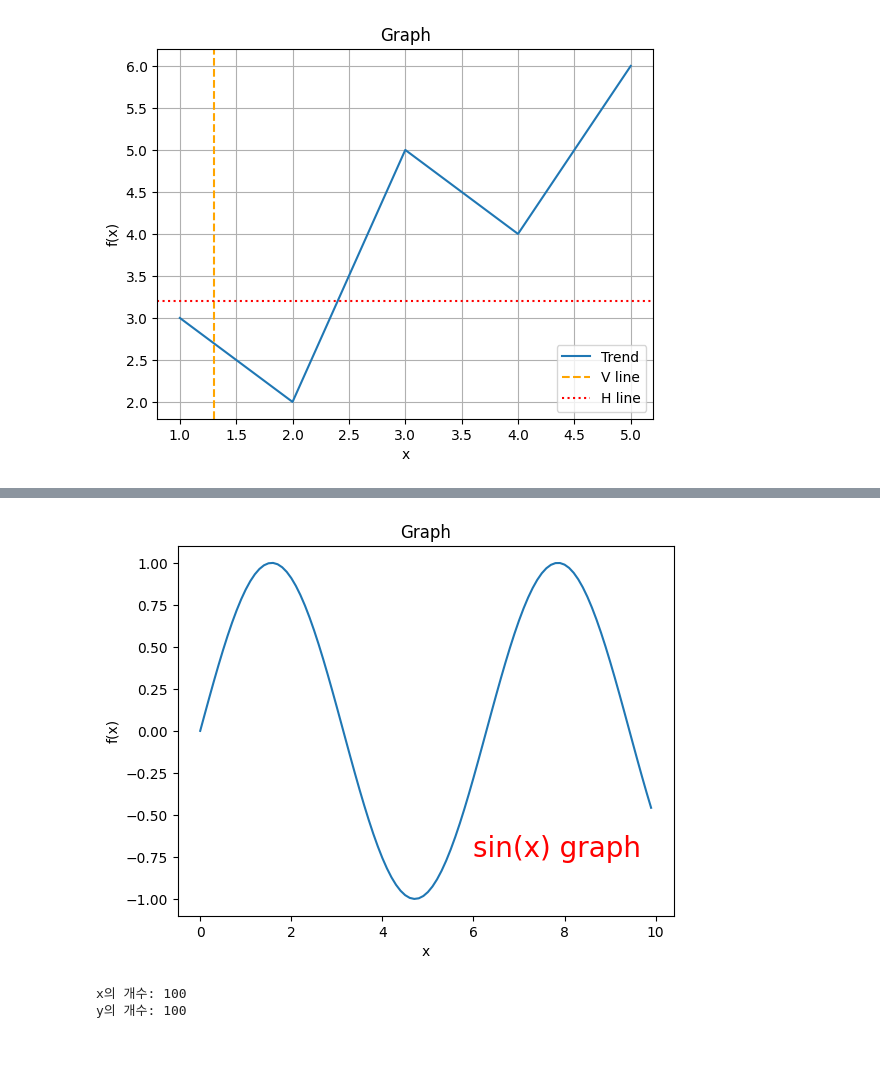
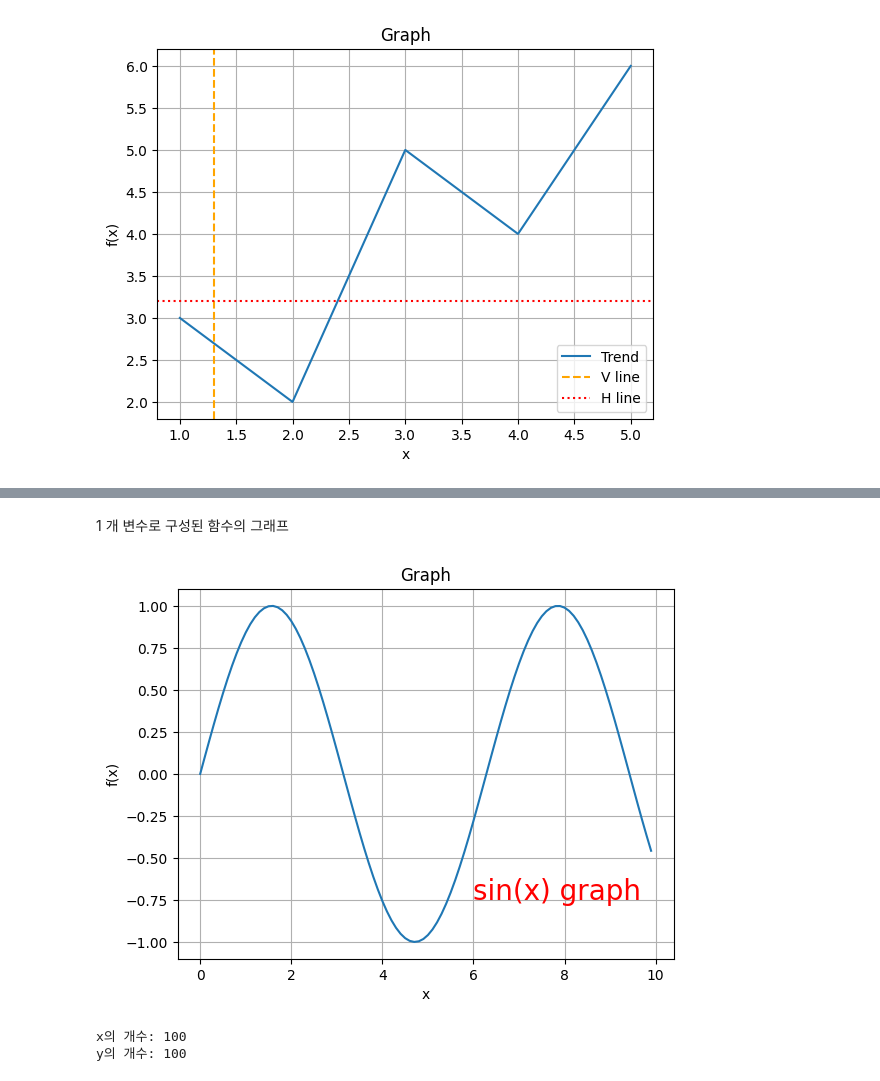
Before and after one commit to ArduinoPLUS/aicar, a Jupyter notebook: matplotlibExample.ipynb, the cells around one changed output, grey strips where cells are left out. Saved outputs shown, nothing was run; the diff lists cells and outputs as text; code cells hidden in the pictures; blank space fills up the shorter version.

```diff
--- a/matplotlibExample.ipynb
+++ b/matplotlibExample.ipynb
@@ -148,20 +187,21 @@ plt.show()
+# %% [markdown]
+1 개 변수로 구성된 함수의 그래프
 # %%
-import numpy as np                                         # <4>
+import numpy as np                                   # - matplolibExample.ipynb - 8
 import matplotlib.pyplot as plt
 
 x = np.arange(0, 10, 0.1)  # 0 부터 10 까지 0.1 간격으로 100 개 x 좌표 리스트 생성
 y = np.sin(x)              # sin 함수, y 좌표, x와 같은 개수의 리스트 생성
 
 plt.plot(x,y)
 plt.text(6, -0.75, f'sin(x) graph', fontdict={'size': 20, 'color': 'red'})
 plt.title(f'Graph')
 plt.xlabel('x')
 plt.ylabel('f(x)')
 
+plt.grid()                                                           # 눈금 표시
 plt.show()
-print('x의 개수:', len(x))
-print('y의 개수:', len(y))
 # %% [output]
-[figure, old version]
+[figure, new version]
 x의 개수: 100
 y의 개수: 100
```
Also changed, not shown: parts of 12 cells of this notebook.
